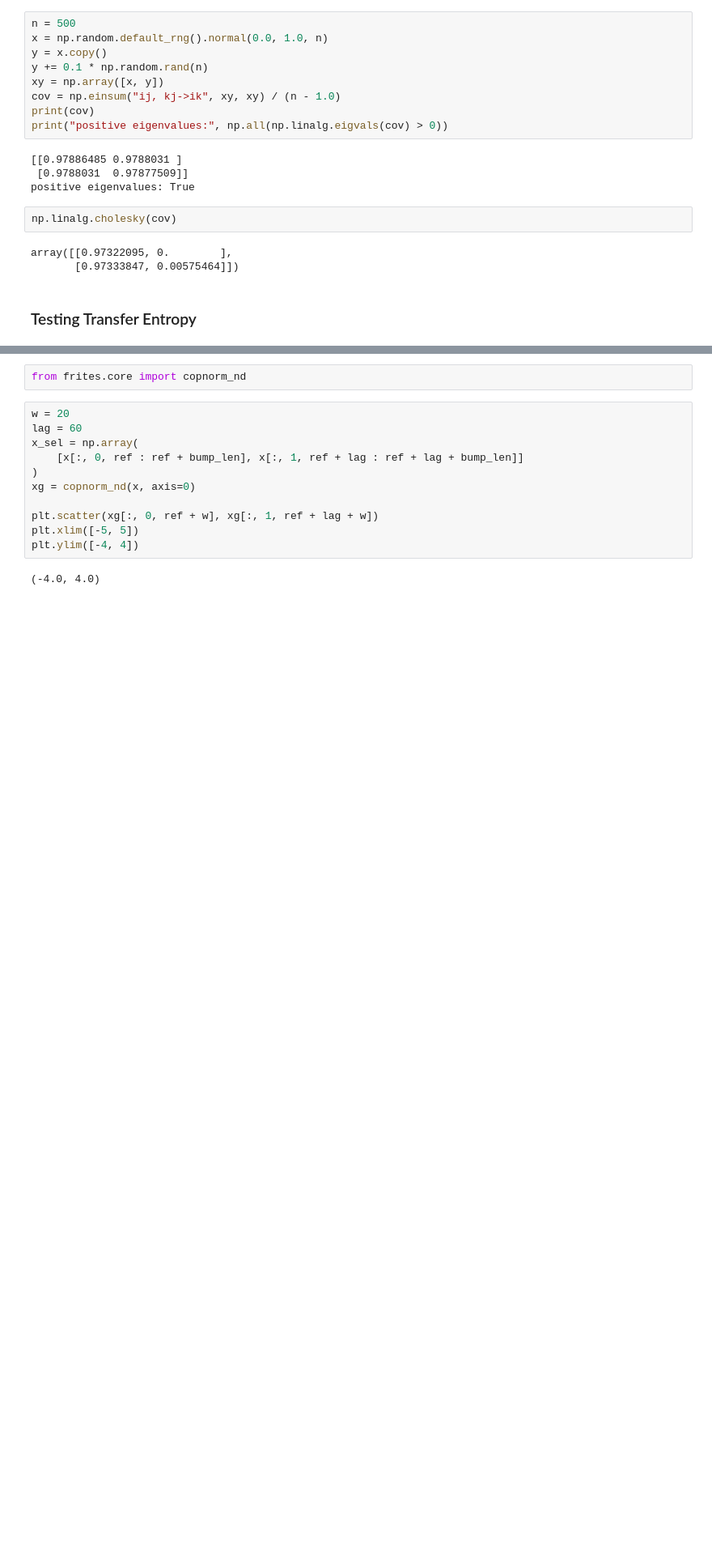
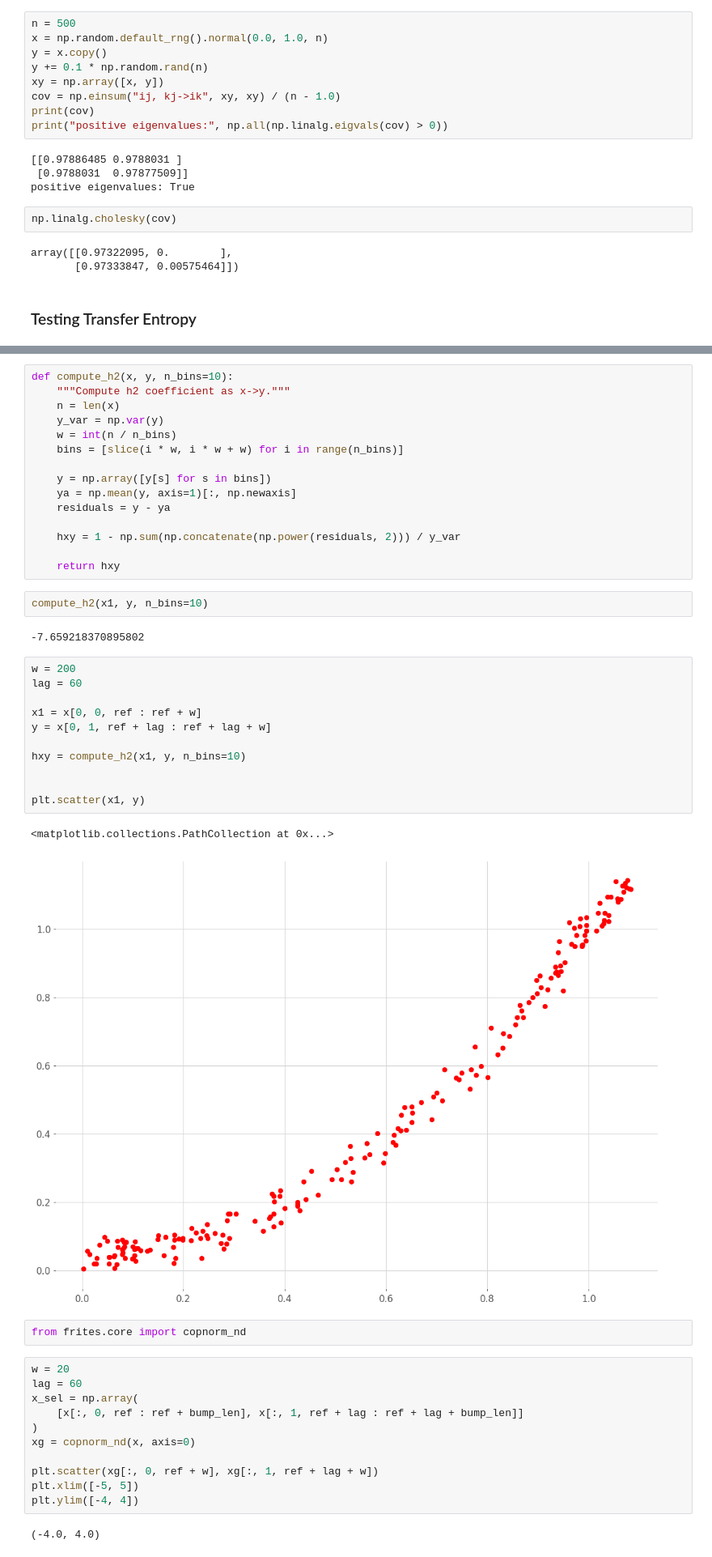
Before and after one commit to chrisferreyra13/itpg, a Jupyter notebook: notebooks/te_exploration.ipynb, the cells around one changed output, grey strips where cells are left out. Shown: that part at 81% size. Drawn from its saved outputs; the diff is of its cells as text; blank space fills up the shorter version.

```diff
--- a/notebooks/te_exploration.ipynb
+++ b/notebooks/te_exploration.ipynb
@@ -71,3 +67,36 @@ plt.show()
+# %%
+def compute_h2(x, y, n_bins=10):
+    """Compute h2 coefficient as x->y."""
+    n = len(x)
+    y_var = np.var(y)
+    w = int(n / n_bins)
+    bins = [slice(i * w, i * w + w) for i in range(n_bins)]
+
+    y = np.array([y[s] for s in bins])
+    ya = np.mean(y, axis=1)[:, np.newaxis]
+    residuals = y - ya
+
+    hxy = 1 - np.sum(np.concatenate(np.power(residuals, 2))) / y_var
+
+    return hxy
+# %%
+compute_h2(x1, y, n_bins=10)
+# %% [output]
+-7.659218370895802
+# %%
+w = 200
+lag = 60
+
+x1 = x[0, 0, ref : ref + w]
+y = x[0, 1, ref + lag : ref + lag + w]
+
+hxy = compute_h2(x1, y, n_bins=10)
+
+
+plt.scatter(x1, y)
+# %% [output]
+<matplotlib.collections.PathCollection at 0x...>
+[figure, added]
 # %%
 from frites.core import copnorm_nd
 # %%
```
Also changed, not shown: parts of 2 cells of this notebook.
